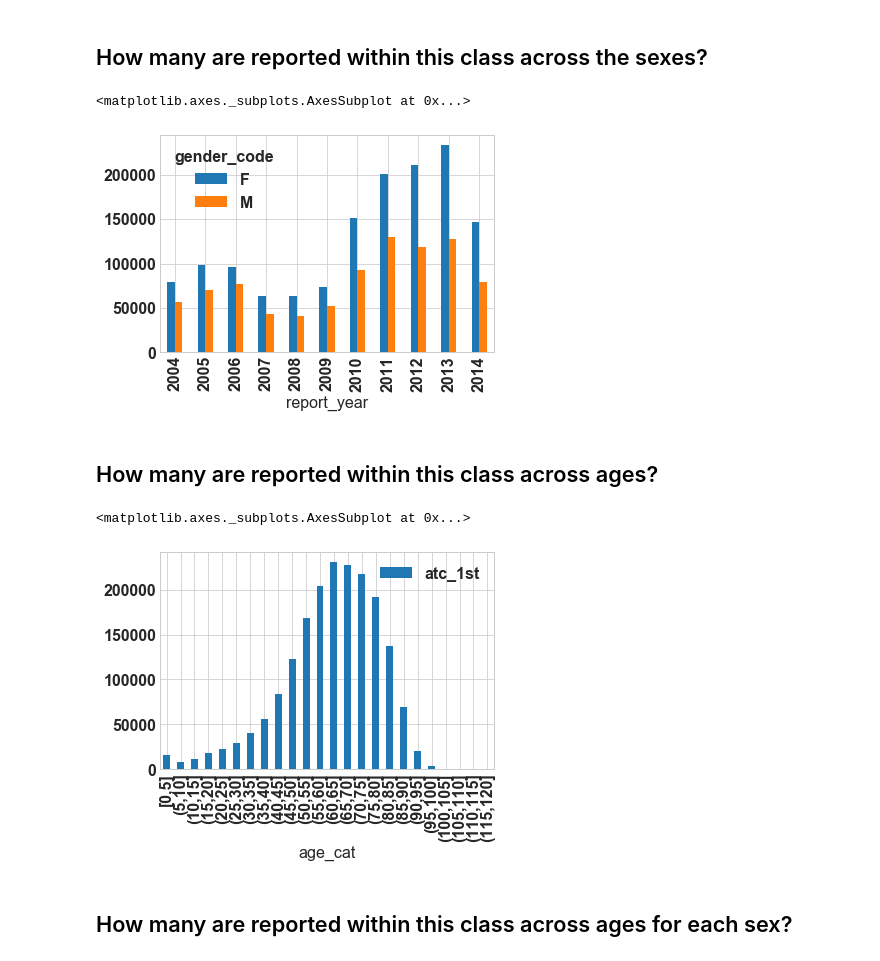
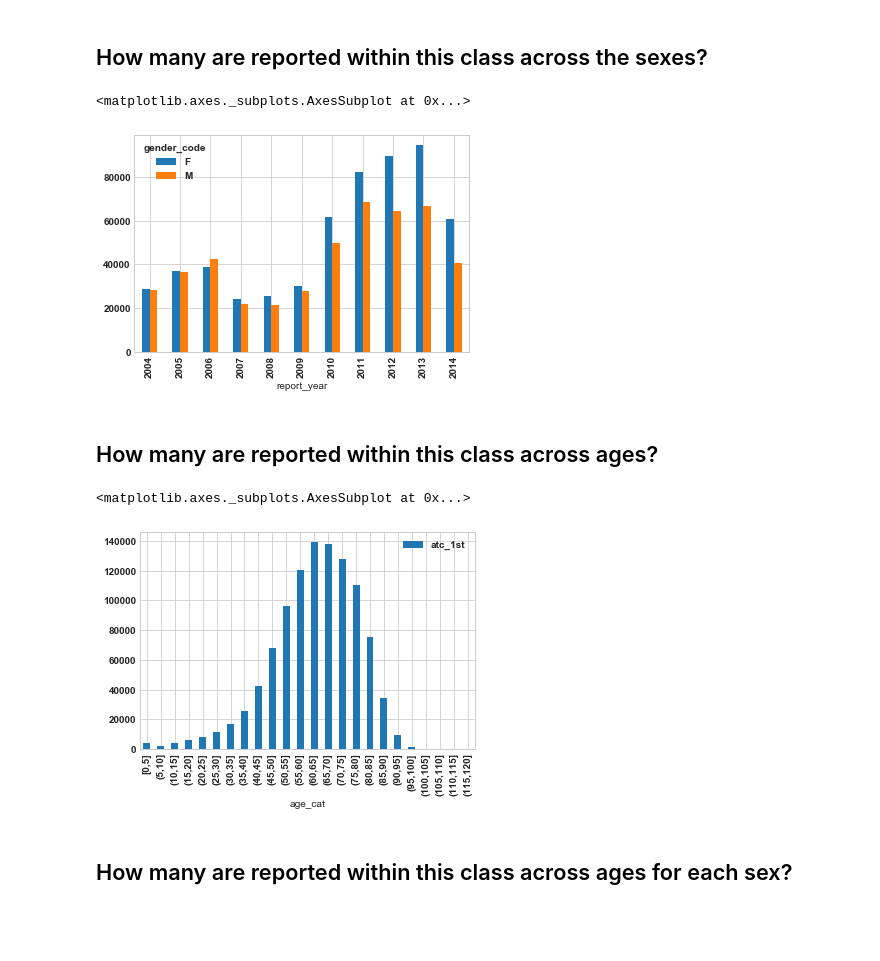
Before and after one commit to NCBI-Hackathons/SafeDrugs, a Jupyter notebook: sandbox/feature_drugs.ipynb, the cells around one changed output. Cells and saved outputs as stored; diff of their text form; code cells hidden in the pictures; blank space fills up the shorter version.

Commit message:
Cleaned and fully runnable feature notebooks

```diff
--- a/sandbox/feature_drugs.ipynb
+++ b/sandbox/feature_drugs.ipynb
@@ -29 +55,3 @@ q = p.set_xlabel("Number of Reports",weight="bold")
+# %%
+sub = data.query('{0} in @mds.label'.format(d.label))
 # %% [markdown]
@@ -42,24 +78,19 @@ q = p.set_xlabel("Number of Reports",weight="bold")
 # %%
 #plot variables for filtering/wrangling
 bars = 'gender_code'
 x = 'report_year'
 count = 'id'
-ry = None
 
-#want to filter dataset for M/F gender and if report year was clicked or selected
-if ry is None:
-    dat = clean_gender(data)
-else:
-    dat = clean_gender(data).query('report_year==@ry')
+dat = clean_gender(sub).query('report_year in @mds.label')
 
 #main
-sub = dat[[bars,x,count]]
-plot_sub = sub.groupby([bars,x]).count().reset_index(level=bars).pivot(columns=bars)
+sub_dat = dat[[bars,x,count]]
+plot_sub = sub_dat.groupby([bars,x]).count().reset_index(level=bars).pivot(columns=bars)
 plot_sub.columns = plot_sub.columns.droplevel(level=0)
 plot_sub.plot.bar()
 # %% [output]
 <matplotlib.axes._subplots.AxesSubplot at 0x...>
-[figure, old version]
+[figure, new version]
 # %% [markdown]
 ## How many are reported within this class across ages?
 # %%
@@ -70,7 +101,7 @@ grp = 'age_cat'
 dat[[d.label,grp]].groupby([grp]).count().plot.bar()
 # %% [output]
 <matplotlib.axes._subplots.AxesSubplot at 0x...>
-[figure, old version]
+[figure, new version]
 # %% [markdown]
 ## How many are reported within this class across ages for each sex?
 # %%
```
Also changed, not shown: parts of 16 cells of this notebook, 2 other files.
